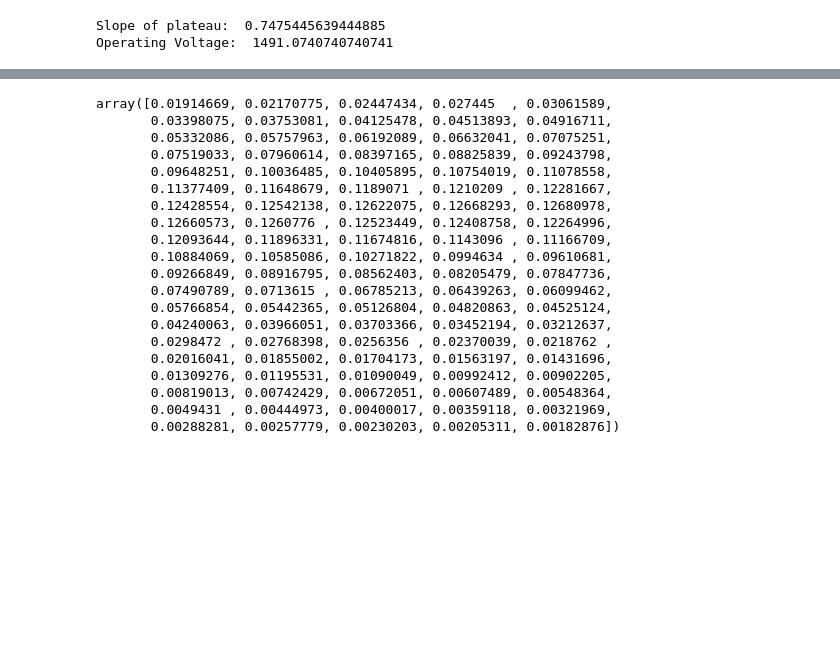
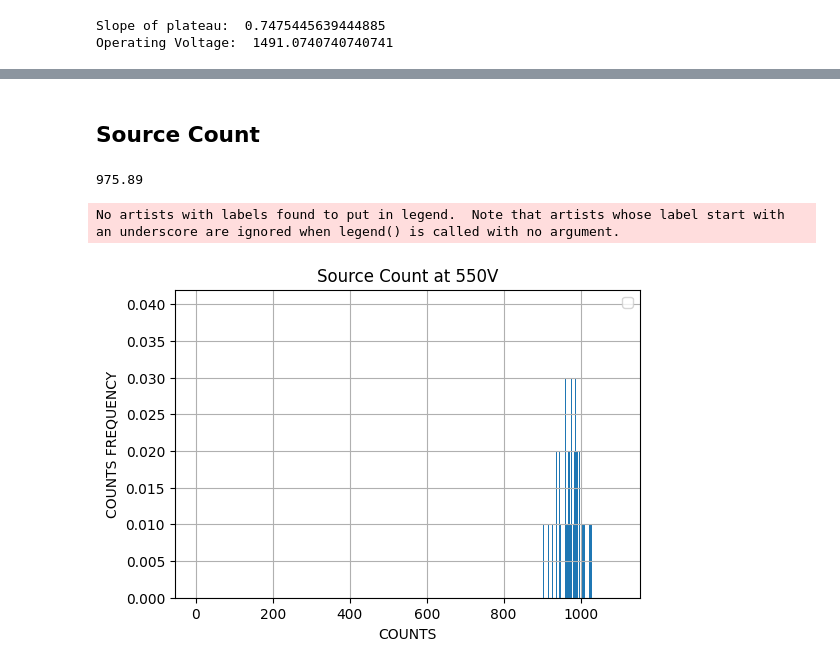
Before and after one commit to dev-aditya/my_codes, a Jupyter notebook: PHY411/gm_counter.ipynb, the cells around one changed output, grey strips where cells are left out. Saved outputs shown, nothing was run; the diff lists cells and outputs as text; code cells hidden in the pictures; blank space fills up the shorter version.

```diff
--- a/PHY411/gm_counter.ipynb
+++ b/PHY411/gm_counter.ipynb
@@ -94,23 +107,25 @@ plt.show()
-# %%
-poiss(x, mu[0])
-# %% [output]
-array([0.01914669, 0.02170775, 0.02447434, 0.027445  , 0.03061589,
-       0.03398075, 0.03753081, 0.04125478, 0.04513893, 0.04916711,
-       0.05332086, 0.05757963, 0.06192089, 0.06632041, 0.07075251,
-       0.07519033, 0.07960614, 0.08397165, 0.08825839, 0.09243798,
-       0.09648251, 0.10036485, 0.10405895, 0.10754019, 0.11078558,
-       0.11377409, 0.11648679, 0.1189071 , 0.1210209 , 0.12281667,
-       0.12428554, 0.12542138, 0.12622075, 0.12668293, 0.12680978,
-       0.12660573, 0.1260776 , 0.12523449, 0.12408758, 0.12264996,
-       0.12093644, 0.11896331, 0.11674816, 0.1143096 , 0.11166709,
-       0.10884069, 0.10585086, 0.10271822, 0.0994634 , 0.09610681,
-       0.09266849, 0.08916795, 0.08562403, 0.08205479, 0.07847736,
-       0.07490789, 0.0713615 , 0.06785213, 0.06439263, 0.06099462,
-       0.05766854, 0.05442365, 0.05126804, 0.04820863, 0.04525124,
-       0.04240063, 0.03966051, 0.03703366, 0.03452194, 0.03212637,
-       0.0298472 , 0.02768398, 0.0256356 , 0.02370039, 0.0218762 ,
-       0.02016041, 0.01855002, 0.01704173, 0.01563197, 0.01431696,
-       0.01309276, 0.01195531, 0.01090049, 0.00992412, 0.00902205,
-       0.00819013, 0.00742429, 0.00672051, 0.00607489, 0.00548364,
-       0.0049431 , 0.00444973, 0.00400017, 0.00359118, 0.00321969,
-       0.00288281, 0.00257779, 0.00230203, 0.00205311, 0.00182876])
+# %% [markdown]
+## Source Count
+# %%
+srcp = src.iloc[:, 4:5]
+srcp = srcp.to_numpy()
+
+for i in range(50, 100):
+    srcp = np.append(srcp, np.random.poisson(srcp.mean(), 1)) ## everytime df is updates and mean is updated too
+srcp.mean()
+# %% [output]
+975.89
+# %%
+plt.figure(figsize=[6,4])
+
+bins = np.arange(1100)
+(n, bins, patches) = plt.hist(srcp, bins=bins, density=True)
+plt.legend()
+plt.title("Source Count at 550V")
+plt.ylabel("COUNTS FREQUENCY")
+plt.xlabel("COUNTS")
+plt.grid()
+plt.show()
+# %% [output]
+No artists with labels found to put in legend.  Note that artists whose label start with an underscore are ignored when legend() is called with no argument.
+[figure, added]
```
Also changed, not shown: parts of 7 cells of this notebook.
